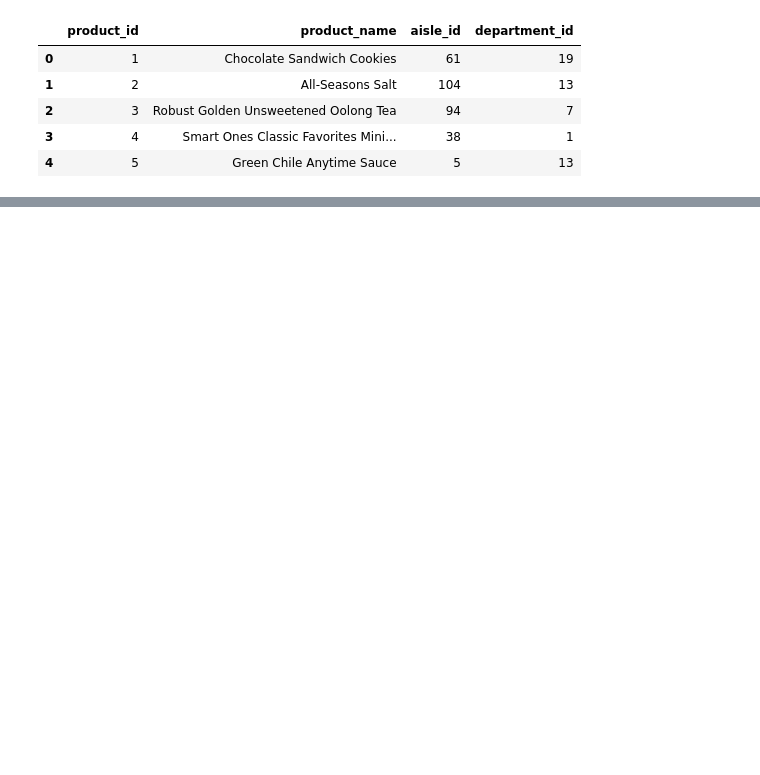
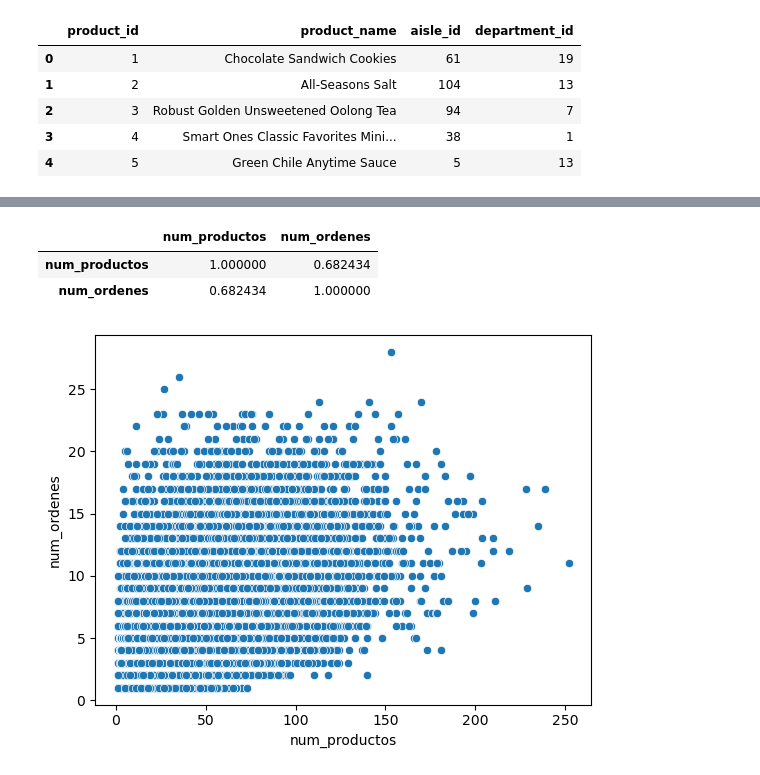
Before and after one commit to ErickNaunay/ds-week-2, a Jupyter notebook: EDA.ipynb, the cells around one changed output, grey strips where cells are left out. Saved outputs shown, nothing was run; the diff lists cells and outputs as text; code cells hidden in the pictures; blank space fills up the shorter version.

```diff
--- a/EDA.ipynb
+++ b/EDA.ipynb
@@ -641,0 +1689,19 @@ ordenes_full = ordenes_detalle.merge(productos, on='product_id', how='inner')
+# %%
+ordenes_full = ordenes_full.merge(ordenes, how='inner', on='order_id')
+# %%
+# OBT: One Big Table
+
+analisis_de_compras_por_usuario = ordenes_full.groupby('user_id')[['product_id', 'order_id']].nunique()
+# %%
+analisis_de_compras_por_usuario.columns = ['num_productos', 'num_ordenes']
+# %%
+analisis_de_compras_por_usuario.corr()
+# %% [output]
+|  | num_productos | num_ordenes |
+| num_productos | 1.000000 | 0.682434 |
+| num_ordenes | 0.682434 | 1.000000 |
+# %%
+sns.scatterplot(data=analisis_de_compras_por_usuario, x='num_productos', y='num_ordenes')
+plt.show()
+# %% [output]
+[figure, added]
```
Also changed, not shown: parts of 65 cells of this notebook, 1 other file.
